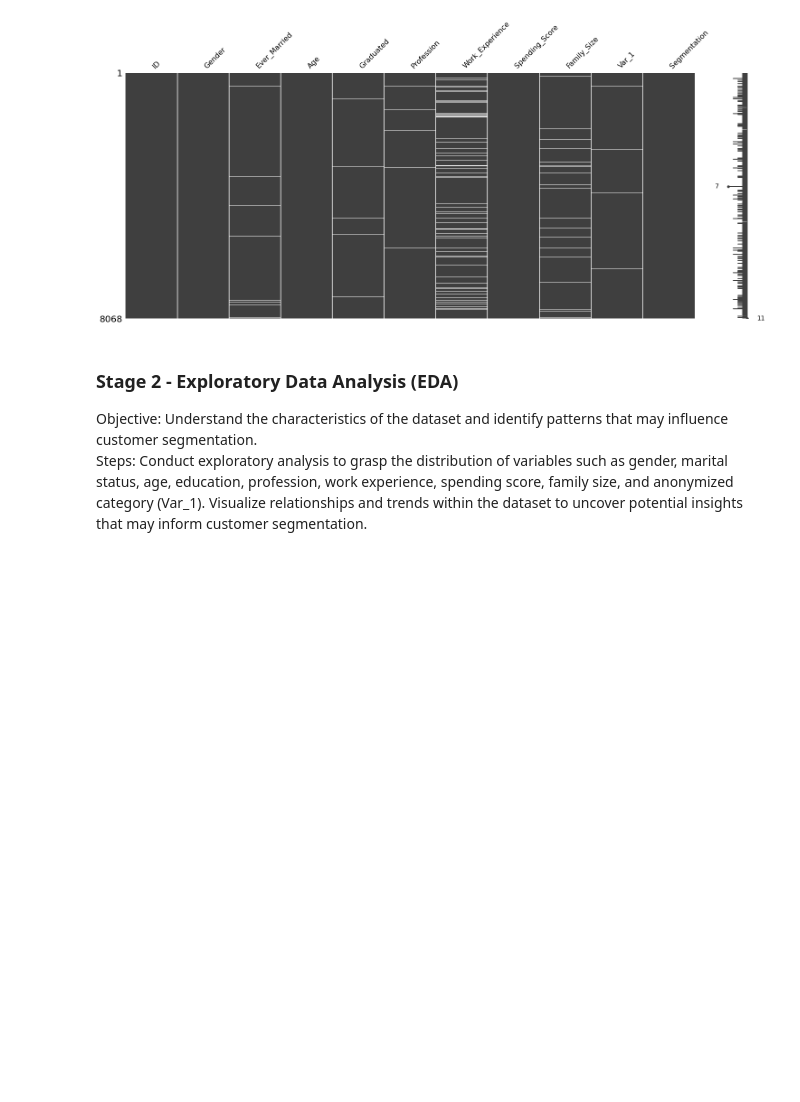
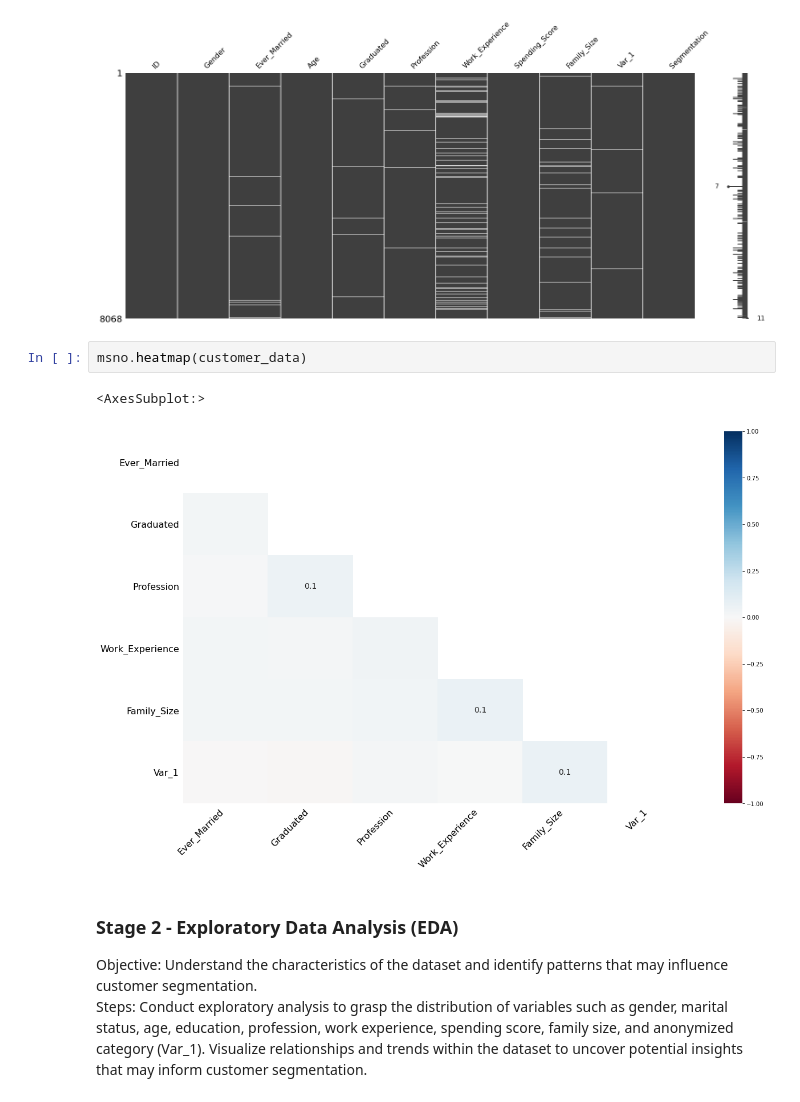
Before and after one commit to Rhuck1/DS_Projects, a Jupyter notebook: Customer_Segmentation_Project/Customer_Segmentation.ipynb, the cells around one changed output. Saved outputs shown, nothing was run; the diff lists cells and outputs as text; blank space fills up the shorter version.

```diff
--- a/Customer_Segmentation_Project/Customer_Segmentation.ipynb
+++ b/Customer_Segmentation_Project/Customer_Segmentation.ipynb
@@ -156,6 +156,11 @@ msno.matrix(customer_data)
 # %% [output]
 <AxesSubplot:>
 [figure]
+# %%
+msno.heatmap(customer_data)
+# %% [output]
+<AxesSubplot:>
+[figure, added]
 # %% [markdown]
 ### Stage 2 - Exploratory Data Analysis (EDA)
 
```
Also changed, not shown: parts of 5 cells of this notebook.
